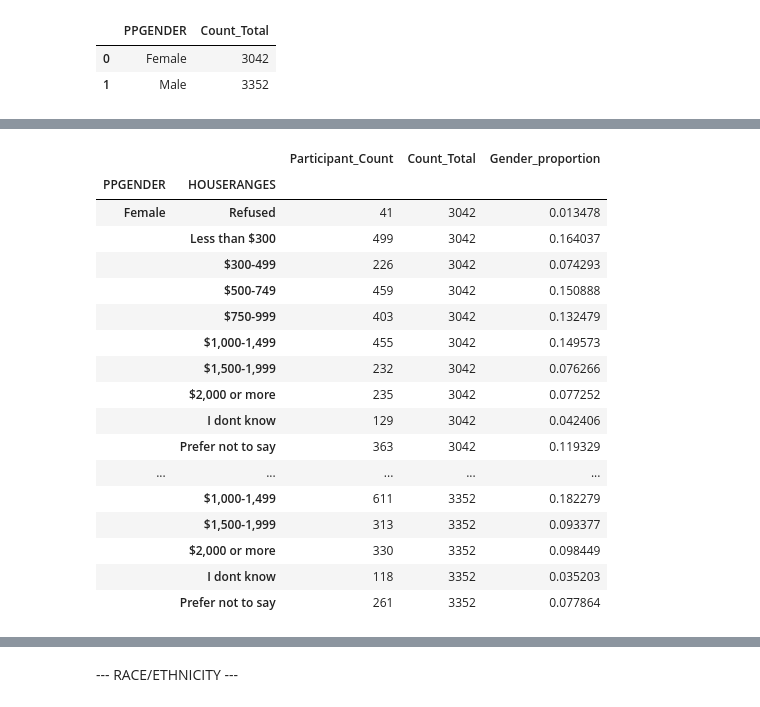
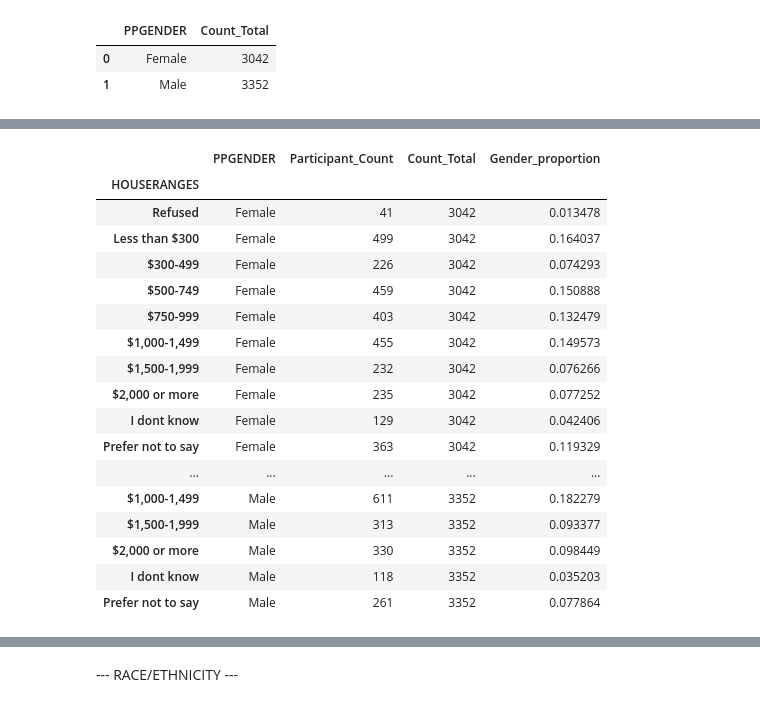
Before and after one commit to ds4a-team85/cohort2020-team-project, a Jupyter notebook: CFPB_EDA.ipynb, the cells around one changed output, grey strips where cells are left out. Cells and saved outputs as stored; diff of their text form; code cells hidden in the pictures.

```diff
--- a/CFPB_EDA.ipynb
+++ b/CFPB_EDA.ipynb
@@ -252,38 +254,38 @@ homeown_gender['Gender_proportion'].plot.bar(title='Housing situation, proportio
 # %%
 homeown_range_gender = homeown_df.loc[:,['PUF_ID','PPGENDER','HOUSERANGES']].groupby(['PPGENDER','HOUSERANGES']).count().rename(columns={'PUF_ID':'Participant_Count'}).reset_index()
 homeown_range_gender = homeown_range_gender.merge(gender_totals)
 homeown_range_gender['Gender_proportion'] = homeown_range_gender['Participant_Count'] / homeown_range_gender['Count_Total']
 homeown_range_gender = homeown_range_gender.replace({
     "HOUSERANGES":{
       -1: "Refused",
       1: "Less than $300",
       2: "$300-499",
       3: "$500-749",
       4: "$750-999",
       5: "$1,000-1,499",
       6: "$1,500-1,999",
       7: "$2,000 or more",
       98: "I dont know",
       99: "Prefer not to say"
     },})
-homeown_range_gender = homeown_range_gender.set_index(['PPGENDER','HOUSERANGES'])
+homeown_range_gender = homeown_range_gender.set_index(['HOUSERANGES'])
 homeown_range_gender
 # %% [output]
-|  |  | Participant_Count | Count_Total | Gender_proportion |
-| PPGENDER | HOUSERANGES |  |  |  |
-| Female | Refused | 41 | 3042 | 0.013478 |
-|  | Less than $300 | 499 | 3042 | 0.164037 |
-|  | $300-499 | 226 | 3042 | 0.074293 |
-|  | $500-749 | 459 | 3042 | 0.150888 |
-|  | $750-999 | 403 | 3042 | 0.132479 |
-|  | $1,000-1,499 | 455 | 3042 | 0.149573 |
-|  | $1,500-1,999 | 232 | 3042 | 0.076266 |
-|  | $2,000 or more | 235 | 3042 | 0.077252 |
-|  | I dont know | 129 | 3042 | 0.042406 |
-|  | Prefer not to say | 363 | 3042 | 0.119329 |
+|  | PPGENDER | Participant_Count | Count_Total | Gender_proportion |
+| HOUSERANGES |  |  |  |  |
+| Refused | Female | 41 | 3042 | 0.013478 |
+| Less than $300 | Female | 499 | 3042 | 0.164037 |
+| $300-499 | Female | 226 | 3042 | 0.074293 |
+| $500-749 | Female | 459 | 3042 | 0.150888 |
+| $750-999 | Female | 403 | 3042 | 0.132479 |
+| $1,000-1,499 | Female | 455 | 3042 | 0.149573 |
+| $1,500-1,999 | Female | 232 | 3042 | 0.076266 |
+| $2,000 or more | Female | 235 | 3042 | 0.077252 |
+| I dont know | Female | 129 | 3042 | 0.042406 |
+| Prefer not to say | Female | 363 | 3042 | 0.119329 |
 | ... | ... | ... | ... | ... |
-|  | $1,000-1,499 | 611 | 3352 | 0.182279 |
-|  | $1,500-1,999 | 313 | 3352 | 0.093377 |
-|  | $2,000 or more | 330 | 3352 | 0.098449 |
-|  | I dont know | 118 | 3352 | 0.035203 |
-|  | Prefer not to say | 261 | 3352 | 0.077864 |
+| $1,000-1,499 | Male | 611 | 3352 | 0.182279 |
+| $1,500-1,999 | Male | 313 | 3352 | 0.093377 |
+| $2,000 or more | Male | 330 | 3352 | 0.098449 |
+| I dont know | Male | 118 | 3352 | 0.035203 |
+| Prefer not to say | Male | 261 | 3352 | 0.077864 |
```
Also changed, not shown: parts of 5 cells of this notebook.
